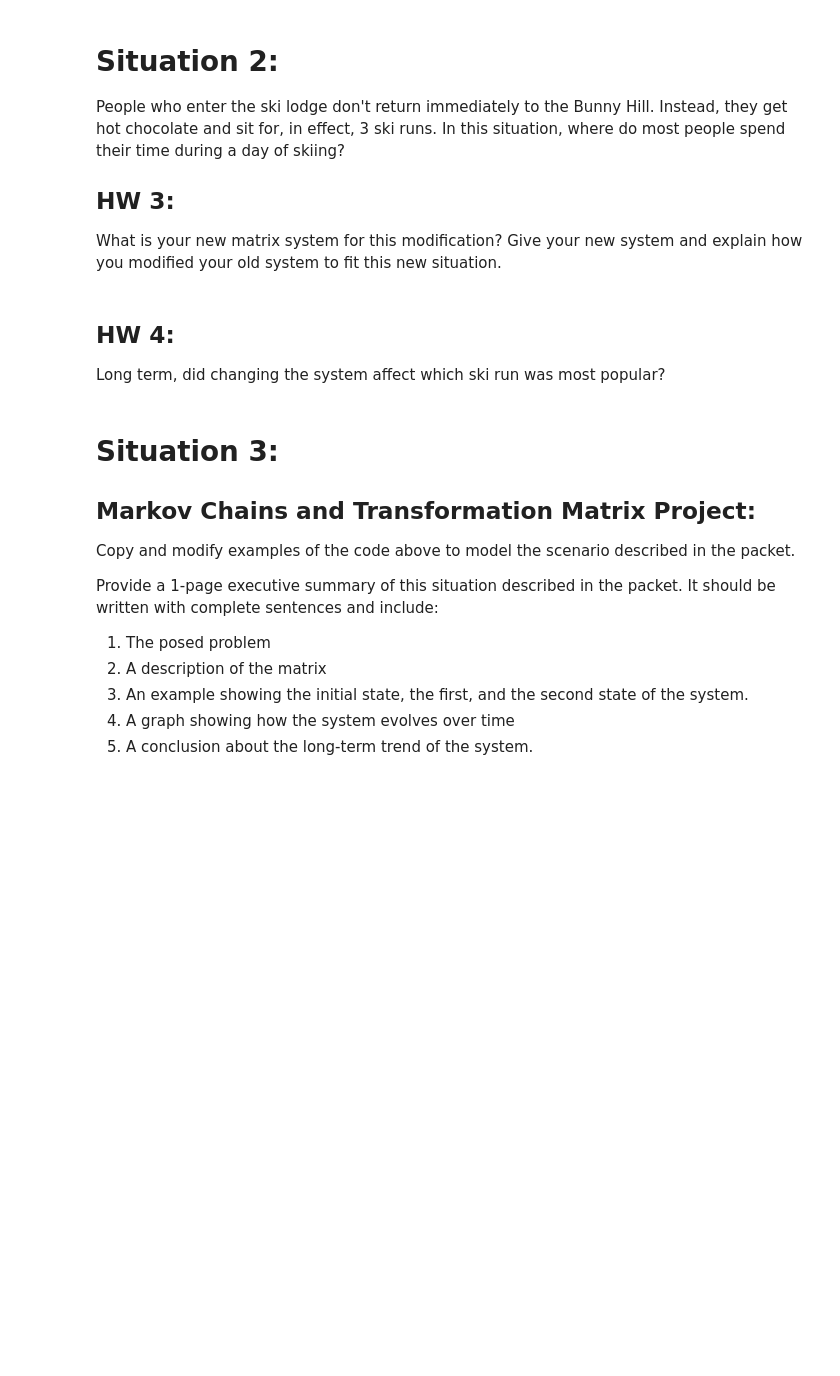
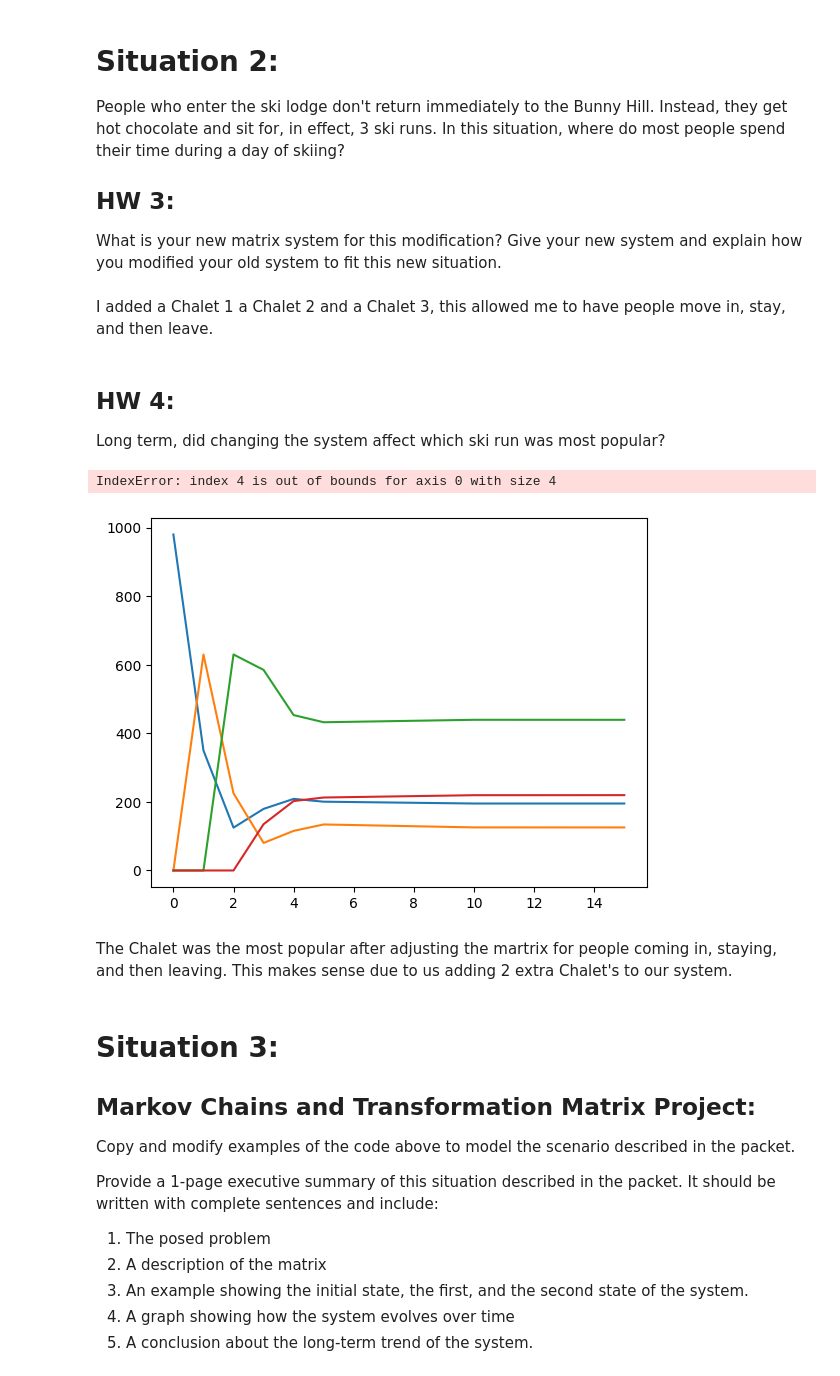
Before and after one commit to WillLund11/Math311_Linear_Algebra_Projects, a Jupyter notebook: Copy_of_Will_Lund_The_Ski_Hill_Transition_Matrices_and_Markov_Chains.ipynb, the cells around one changed output. Cells and saved outputs as stored; diff of their text form; code cells hidden in the pictures; blank space fills up the shorter version.

```diff
--- a/Copy_of_Will_Lund_The_Ski_Hill_Transition_Matrices_and_Markov_Chains.ipynb
+++ b/Copy_of_Will_Lund_The_Ski_Hill_Transition_Matrices_and_Markov_Chains.ipynb
@@ -240,7 +224,32 @@ What is your new matrix system for this modification?  Give your new system and
+# %% [markdown]
+I added a Chalet 1 a Chalet 2 and a Chalet 3, this allowed me to have people move in, stay, and then leave.
 # %% [markdown]
 ## HW 4:
 
 Long term, did changing the system affect which ski run was most popular?
+# %%
+import matplotlib.pyplot as plt
+
+x  = [0, 1, 2, 3, 4, 5, 10, 15]
+plt.plot(x, np.array(X[0])[0], label="Bunny Hill")
+plt.plot(x, np.array(X[1])[0], label="Green Triangle")
+plt.plot(x, np.array(X[2])[0], label="Double Black Diamond")
+plt.plot(x, np.array(X[3])[0], label="Moguls")
+plt.plot(x, np.array(X[4])[0], label= "Chalet 1")
+plt.plot(x, np.array(X[5])[0], label= "Chalet 2")
+plt.plot(x, np.array(X[6])[0], label= "Chalet 3")
+plt.plot()
+
+plt.xlabel("Number of Runs")  # Update this label
+plt.ylabel("Number of People")  # Update this label
+plt.title("Line Graph Example")  # Update the title
+plt.legend()
+plt.show()
+# %% [output]
+IndexError: index 4 is out of bounds for axis 0 with size 4
+[figure, added]
+# %% [markdown]
+The Chalet was the most popular after adjusting the martrix for people coming in, staying, and then leaving. This makes sense due to us adding 2 extra Chalet's to our system.
 # %% [markdown]
 # Situation 3:
 
```
Also changed, not shown: parts of 8 cells of this notebook.
